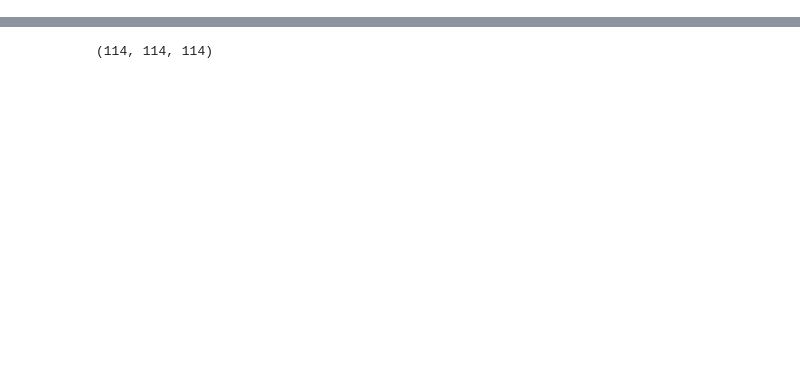
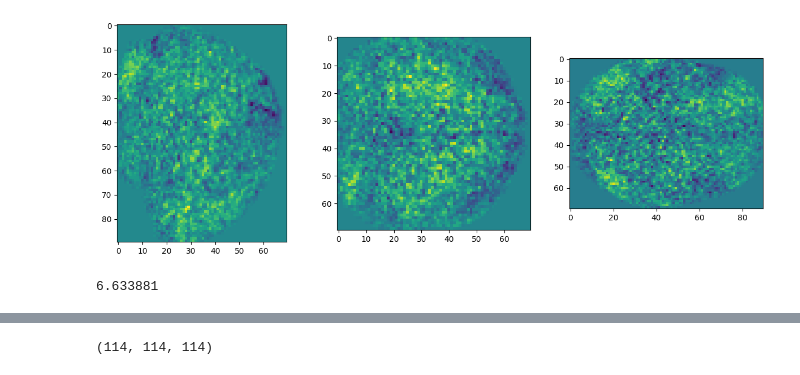
Before and after one commit to 1101AlexZab1011/deepmeg, a Jupyter notebook: dev/fmri_decoder.ipynb, the cells around one changed output, grey strips where cells are left out. Saved outputs shown, nothing was run; the diff lists cells and outputs as text; code cells hidden in the pictures; blank space fills up the shorter version.

```diff
--- a/dev/fmri_decoder.ipynb
+++ b/dev/fmri_decoder.ipynb
@@ -468,0 +486,4 @@ def pad_matrix(matrix):
+# %%
+fig = plot_2d_projections(x[14:-13, 12:-12, 14:-13])
+# %% [output]
+[figure, added]
@@ -469 +492,5 @@ def pad_matrix(matrix):
+# %%
+x.max()
+# %% [output]
+6.633881
 # %%
```
Also changed, not shown: parts of 20 cells of this notebook.
